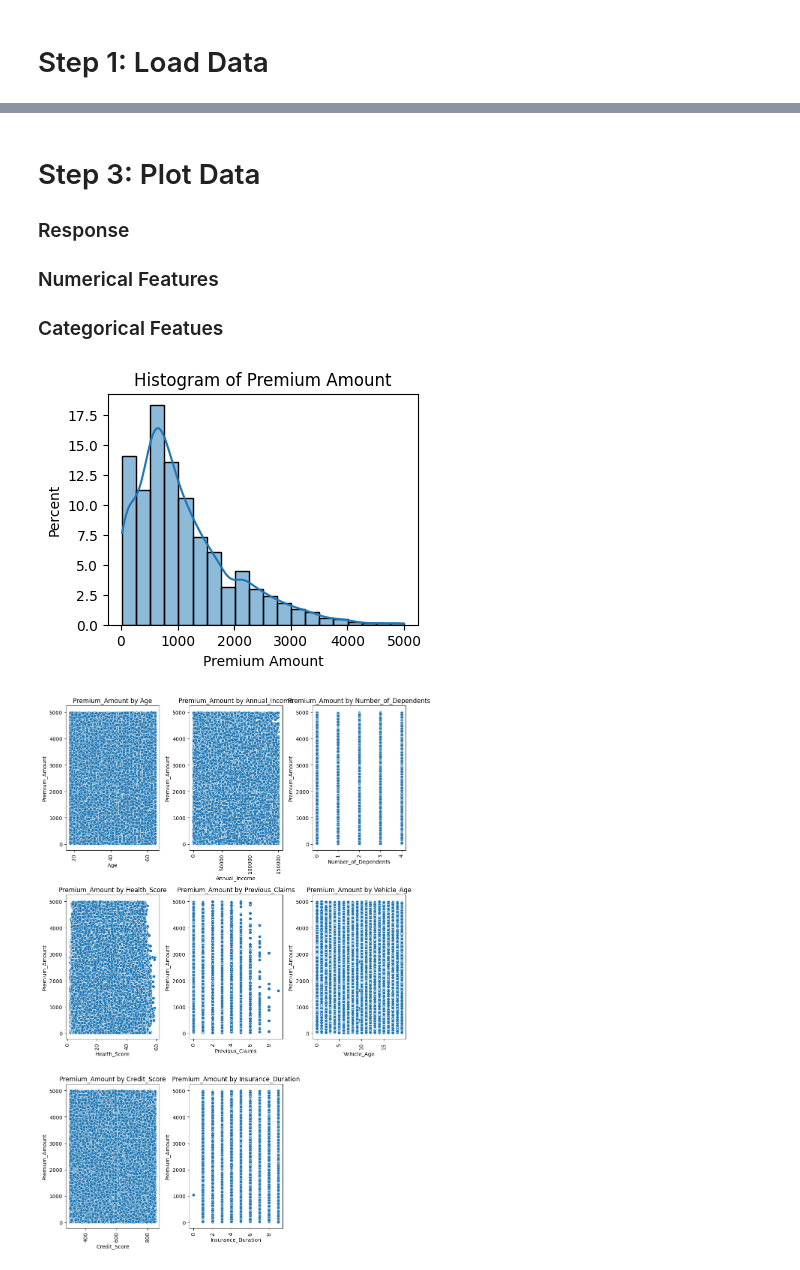
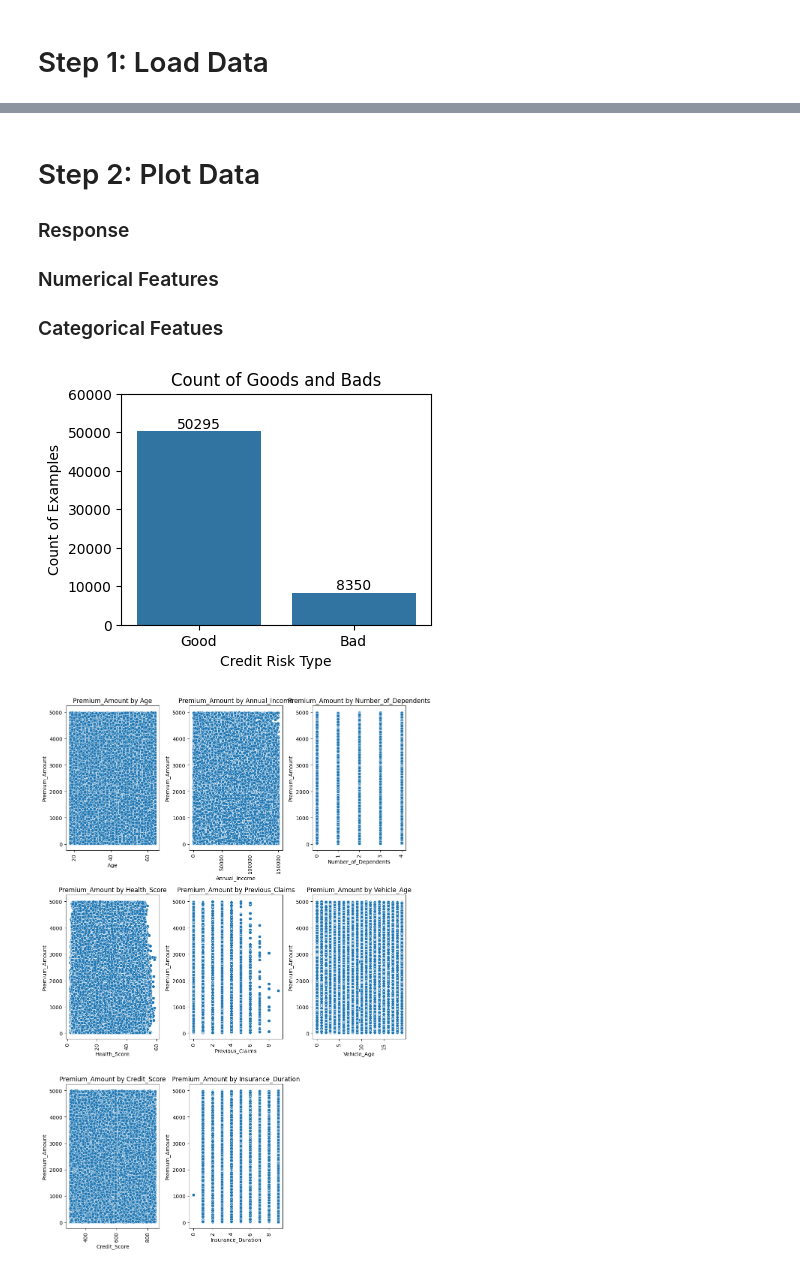
Before and after one commit to MarkThackham/portfolio, a Jupyter notebook: 04 Loan Approval Prediction.ipynb/01 Loan Approval Prediction.ipynb, the cells around one changed output, grey strips where cells are left out. Cells and saved outputs as stored; diff of their text form; code cells hidden in the pictures.

```diff
--- a/04 Loan Approval Prediction.ipynb/01 Loan Approval Prediction.ipynb
+++ b/04 Loan Approval Prediction.ipynb/01 Loan Approval Prediction.ipynb
@@ -92,8 +92,7 @@ def roc_curve_group(y_true=None, y_score=None, group=None, round=2):
 # Step 1: Load Data
 # %%
 # Load Data
-loc='C:/Users/markt/My Drive/99 ML/17 Kaggle/04 Insurance Customer Data/'
-df=pd.read_csv(f"{loc}train.csv") #\.drop(columns=['Unnamed: 0', 'id'])
+df=pd.read_csv("train.csv").drop(columns=['id'])
 
 # Information
 df.info()
@@ -218,26 +119,29 @@ None
 # %% [markdown]
-# Step 3: Plot Data
+# Step 2: Plot Data
 
 ### Response
 
 ### Numerical Features
 
 ### Categorical Featues
-# %%
-# Histogram of Premium_Amount
-plt.figure(figsize=(4, 3))
-sns.histplot(df2,
-             x='Premium_Amount',
-             bins=20,
-             stat='percent',
-             kde=True,
-             kde_kws={'bw_adjust': 3})
-plt.title('Histogram of Premium Amount', loc='center')
-plt.xlabel('Premium Amount')
-plt.ylabel('Percent')
-plt.show()
-# %% [output]
-[figure, removed]
+# %%
+# Plot Response
+
+# Summarise for the plot
+df_smry=df['loan_status'].value_counts().reset_index()
+df_smry['loan_status']=df_smry['loan_status'].map({0:'Good', 1:'Bad'})
+
+# Response plot
+plt.figure(figsize=(4,3))
+ax=sns.barplot(df_smry, x='loan_status', y='count')
+ax.bar_label(ax.containers[0])
+ax.set_xlabel('Credit Risk Type')
+ax.set_ylabel('Count of Examples')
+plt.ylim(0, 60000)
+plt.title('Count of Goods and Bads')
+plt.show()
+# %% [output]
+[figure, added]
 # %%
 #============================================
 # Plot Numeric Features
```
Also changed, not shown: parts of 6 cells of this notebook.
